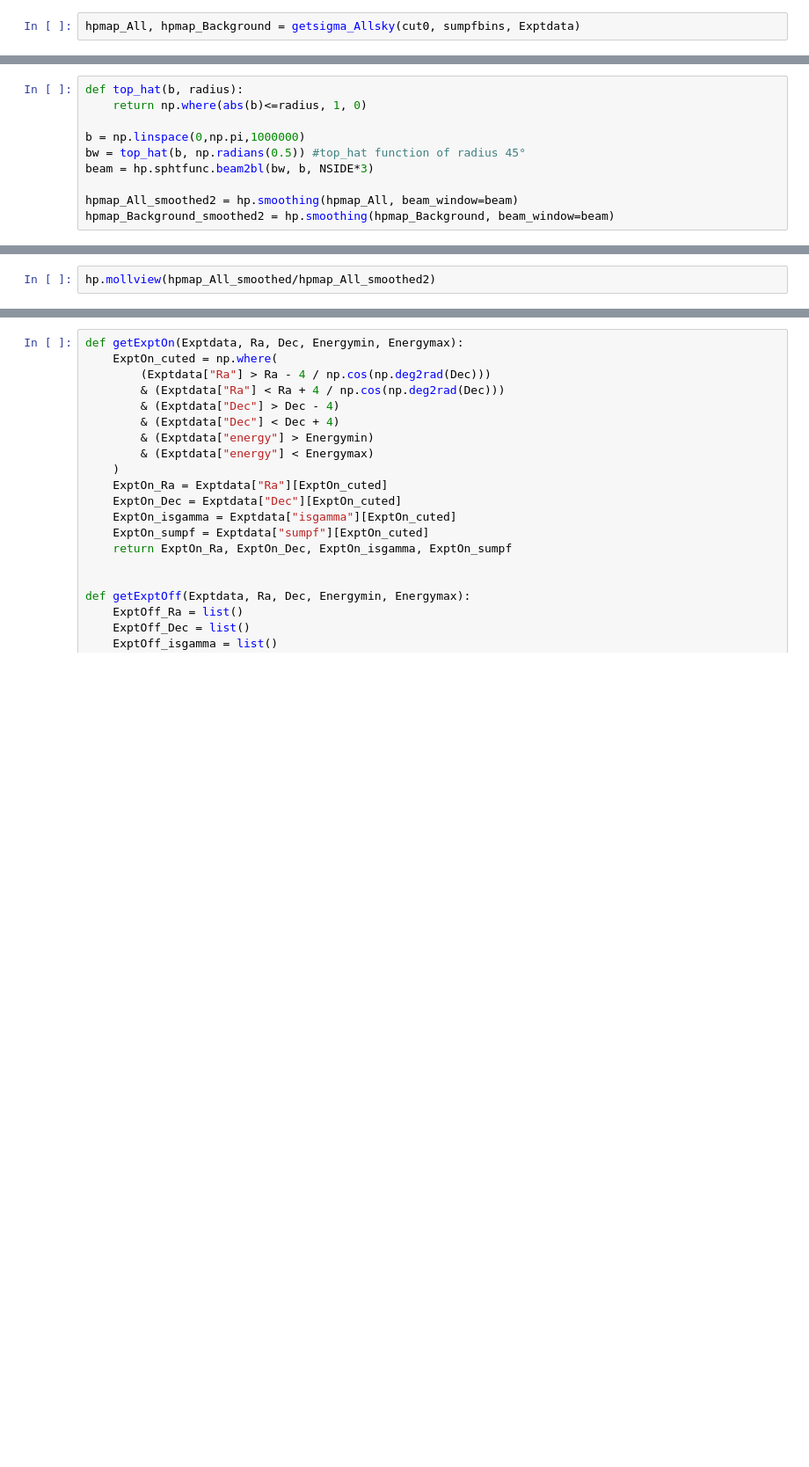
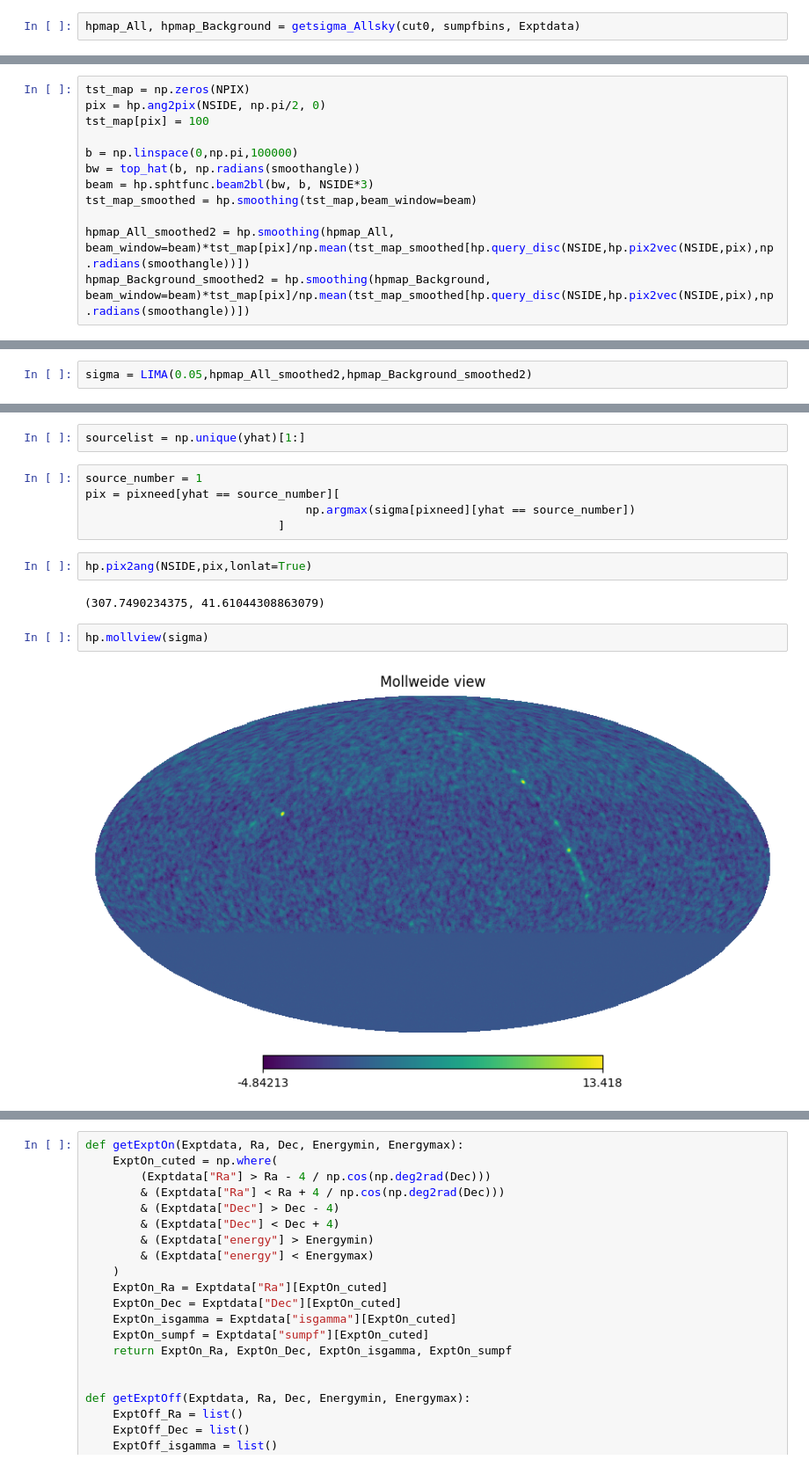
Before and after one commit to hukongyi/Gamma_Energy, a Jupyter notebook: AllSky_withCR/Exptdatacut/drawAllsky.ipynb, the cells around one changed output, grey strips where cells are left out. Shown: that part at 88% size. Cells and saved outputs as stored; diff of their text form; blank space fills up the shorter version.

```diff
--- a/AllSky_withCR/Exptdatacut/drawAllsky.ipynb
+++ b/AllSky_withCR/Exptdatacut/drawAllsky.ipynb
@@ -122,10 +188,12 @@ for pix in range(NPIX):
 # %%
-def top_hat(b, radius):
-    return np.where(abs(b)<=radius, 1, 0)
+tst_map = np.zeros(NPIX)
+pix = hp.ang2pix(NSIDE, np.pi/2, 0)
+tst_map[pix] = 100
 
-b = np.linspace(0,np.pi,1000000)
-bw = top_hat(b, np.radians(0.5)) #top_hat function of radius 45°
+b = np.linspace(0,np.pi,100000)
+bw = top_hat(b, np.radians(smoothangle))
 beam = hp.sphtfunc.beam2bl(bw, b, NSIDE*3)
+tst_map_smoothed = hp.smoothing(tst_map,beam_window=beam)
 
-hpmap_All_smoothed2 = hp.smoothing(hpmap_All, beam_window=beam)
-hpmap_Background_smoothed2 = hp.smoothing(hpmap_Background, beam_window=beam)
+hpmap_All_smoothed2 = hp.smoothing(hpmap_All, beam_window=beam)*tst_map[pix]/np.mean(tst_map_smoothed[hp.query_disc(NSIDE,hp.pix2vec(NSIDE,pix),np.radians(smoothangle))])
+hpmap_Background_smoothed2 = hp.smoothing(hpmap_Background, beam_window=beam)*tst_map[pix]/np.mean(tst_map_smoothed[hp.query_disc(NSIDE,hp.pix2vec(NSIDE,pix),np.radians(smoothangle))])
@@ -133,0 +200,2 @@ np.mean((hpmap_All_smoothed/hpmap_All_smoothed2)[hp.query_strip(NSIDE,0,np.pi/2)
+# %%
+sigma = LIMA(0.05,hpmap_All_smoothed2,hpmap_Background_smoothed2)
@@ -134,2 +211,15 @@ np.mean((hpmap_All_smoothed/hpmap_All_smoothed2)[hp.query_strip(NSIDE,0,np.pi/2)
+# %%
+sourcelist = np.unique(yhat)[1:]
+# %%
+source_number = 1
+pix = pixneed[yhat == source_number][
+                                np.argmax(sigma[pixneed][yhat == source_number])
+                            ]
+# %%
+hp.pix2ang(NSIDE,pix,lonlat=True)
+# %% [output]
+(307.7490234375, 41.61044308863079)
 # %%
-hp.mollview(hpmap_All_smoothed/hpmap_All_smoothed2)
+hp.mollview(sigma)
+# %% [output]
+[figure, added]
```
Also changed, not shown: parts of 19 cells of this notebook, 5 other files.
